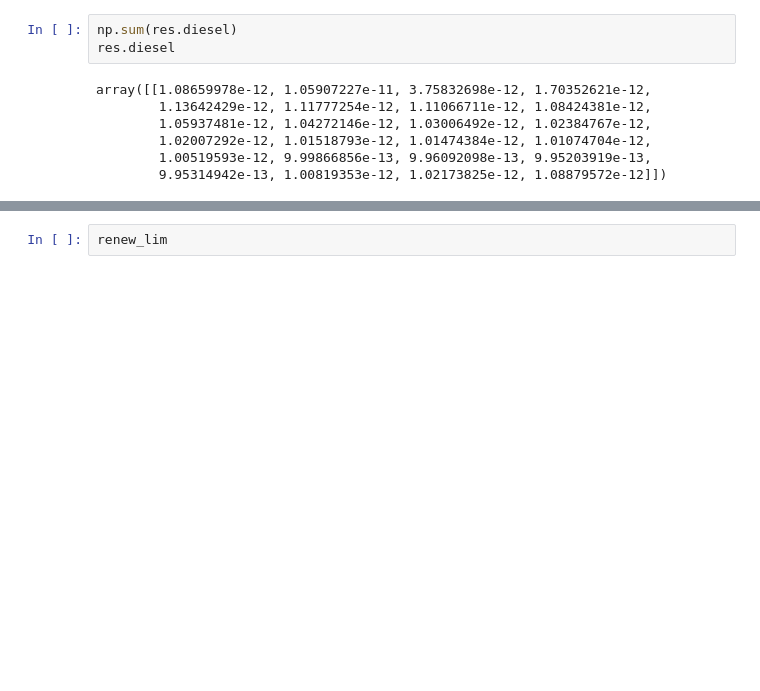
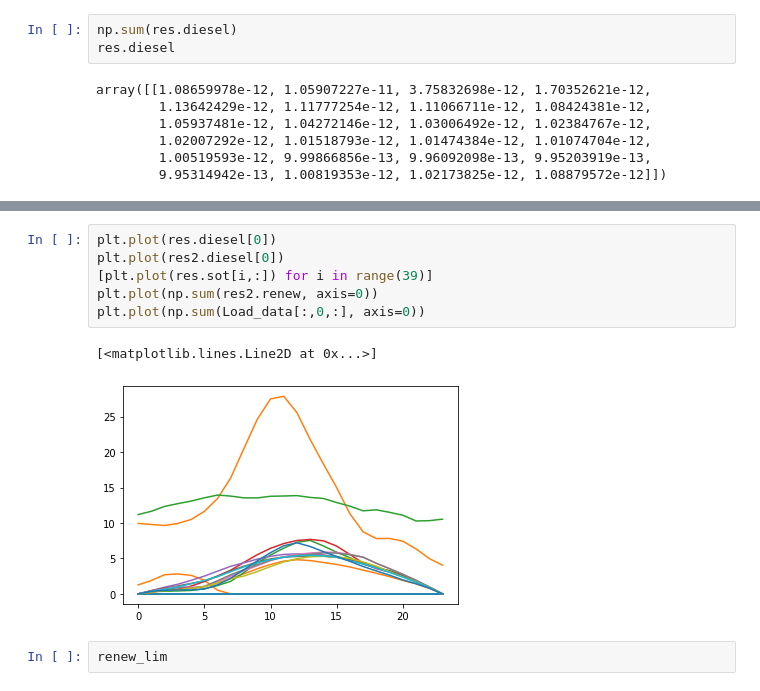
Before and after one commit to The-Wolf3/CE295-OPF, a Jupyter notebook: Multiperiod.ipynb, the cells around one changed output, grey strips where cells are left out. Saved outputs shown, nothing was run; the diff lists cells and outputs as text; blank space fills up the shorter version.

```diff
--- a/Multiperiod.ipynb
+++ b/Multiperiod.ipynb
@@ -273,3 +292,12 @@ print(res.renew)
+# %%
+plt.plot(res.diesel[0])
+plt.plot(res2.diesel[0])
+[plt.plot(res.sot[i,:]) for i in range(39)]
+plt.plot(np.sum(res2.renew, axis=0))
+plt.plot(np.sum(Load_data[:,0,:], axis=0))
+# %% [output]
+[<matplotlib.lines.Line2D at 0x...>]
+[figure, added]
 # %%
 renew_lim
 # %% [output]
```
Also changed, not shown: parts of 11 cells of this notebook.
